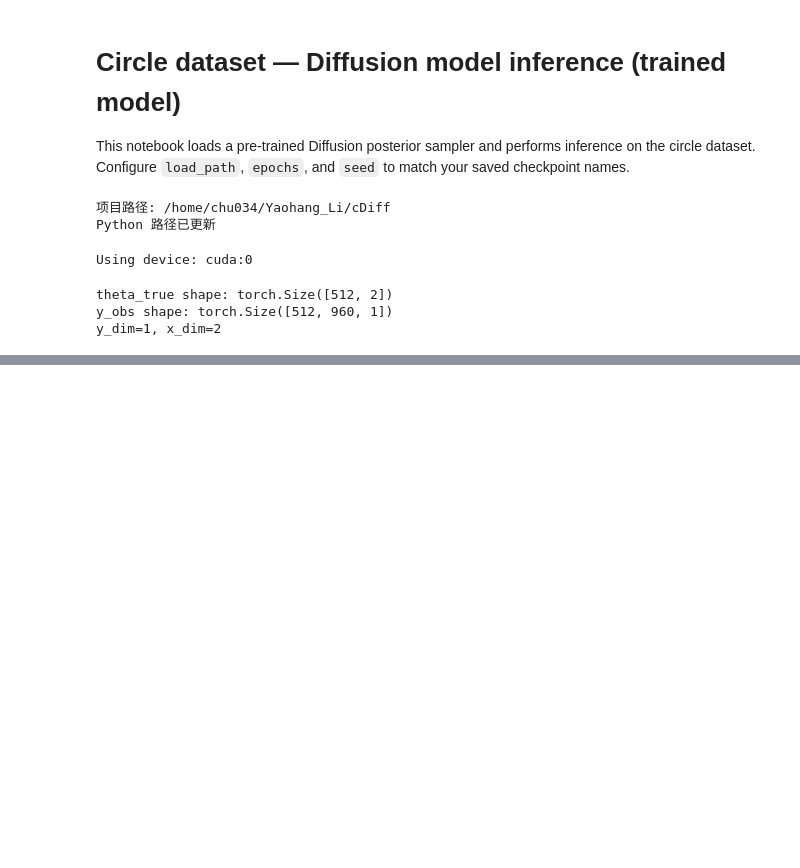
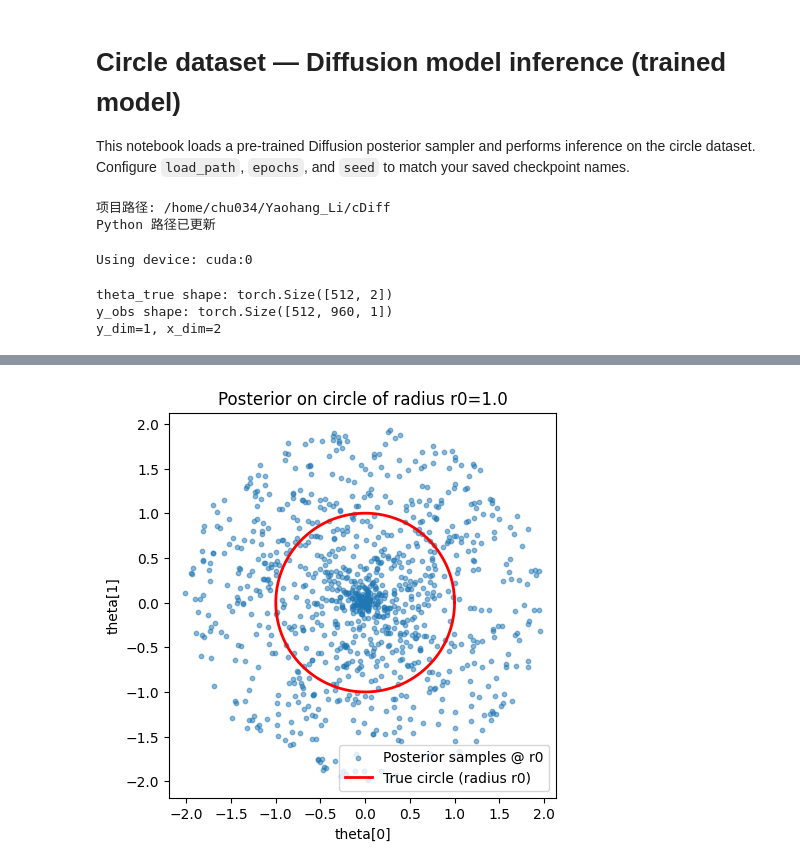
Before and after one commit to Chunyu-Hugh/cDiff, a Jupyter notebook: circle_inference_test.ipynb, the cells around one changed output, grey strips where cells are left out. Saved outputs shown, nothing was run; the diff lists cells and outputs as text; code cells hidden in the pictures; blank space fills up the shorter version.

```diff
--- a/circle_inference_test.ipynb
+++ b/circle_inference_test.ipynb
@@ -155,0 +171,35 @@ plt.show()
+# %%
+# Plot posterior samples for a specific target radius r0 and overlay the true circle
+
+import numpy as np
+
+# Choose the target radius
+r0 = 1.0  # change this as you like
+
+# Build a conditional set y with the same set size the encoder expects
+set_size = y_obs.shape[1]
+one_y = torch.full((1, set_size, 1), r0, device=DEVICE)
+
+# Add tiny perturbation to avoid zero-variance set in encoder
+epsilon = 1e-6  # tweak if needed
+one_y = one_y + epsilon * torch.randn_like(one_y)
+
+# Draw many posterior samples conditioned on r0
+num_samples = 1000
+with torch.no_grad():
+    cond = one_y.repeat(num_samples, 1, 1)
+    samples_r = model.sample(cond, num_steps=50).detach().cpu().numpy()
+
+
+
+plt.figure(figsize=(5, 5))
+plt.scatter(samples_r[:, 0], samples_r[:, 1], s=10, alpha=0.5, label='Posterior samples @ r0')
+plt.plot(true_x, true_y, 'r-', linewidth=2.0, label='True circle (radius r0)')
+plt.xlabel('theta[0]')
+plt.ylabel('theta[1]')
+plt.title(f'Posterior on circle of radius r0={r0}')
+plt.axis('equal')
+plt.legend()
+plt.show()
+# %% [output]
+[figure, added]
```
Also changed, not shown: parts of 8 cells of this notebook.
